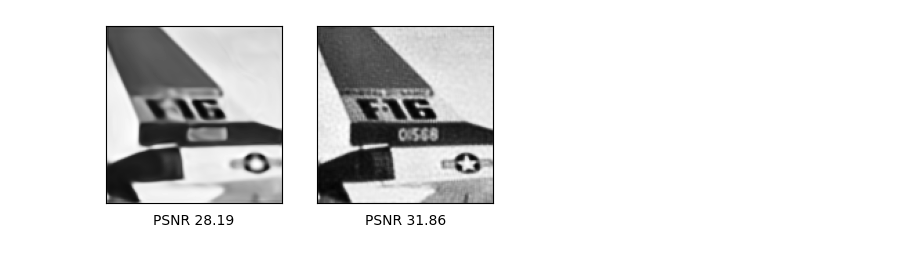
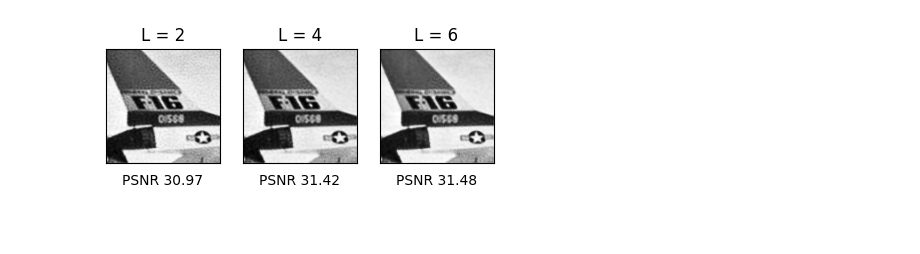
Before and after one commit to LudoRey/dip-deblur, a Jupyter notebook: network_params.ipynb, the cells around one changed output. Drawn from its saved outputs; the diff is of its cells as text; code cells hidden in the pictures; blank space fills up the shorter version.

```diff
--- a/network_params.ipynb
+++ b/network_params.ipynb
@@ -34,12 +46,13 @@ input = (torch.rand(1,32,128,128)/10).to(device)
 #input = im_blur_noisy
 criterion = nn.MSELoss()
 
-all_net_params = [{'feature_channels' : 128, 'skip_channels' : 0, 'depth' : 4},
-                  {'feature_channels' : 128, 'skip_channels' : 64, 'depth' : 4}]
+all_net_params = [{'feature_channels' : 128, 'skip_channels' : 4, 'depth' : 2},
+                  {'feature_channels' : 128, 'skip_channels' : 4, 'depth' : 4},
+                  {'feature_channels' : 128, 'skip_channels' : 4, 'depth' : 6}]
 all_psnr = []
 all_im_recon = []
 
-for i_run in range(2):
+for i_run in range(3):
     # Create network
     model = Unet(in_channels=input.shape[1], out_channels=1, **all_net_params[i_run])
     model = model.to(device)
@@ -80,12 +93,13 @@ for i_run in range(2):
 # %%
-fig, axes = plt.subplots(1,2, figsize=(5,10))
-for i_run in range(2):
+fig, axes = plt.subplots(1,3, figsize=(5,10))
+for i_run in range(3):
   axes[i_run].imshow(all_im_recon[i_run], cmap='gray')
   axes[i_run].tick_params(axis=u'both', which=u'both',length=0)
   axes[i_run].set_xticklabels([])
   axes[i_run].set_yticklabels([])
+  axes[i_run].set_title('L = {:}'.format(all_net_params[i_run]['depth']))
   axes[i_run].set_xlabel('PSNR {:.2f}'.format(all_psnr[i_run]))
 plt.show()
-fig.savefig('no_skips.png', dpi=300, bbox_inches='tight', transparent=True)
+#fig.savefig('net_depth.png', dpi=300, bbox_inches='tight', transparent=True)
 # %% [output]
-[figure, old version]
+[figure, new version]
```
Also changed, not shown: parts of 3 cells of this notebook.
